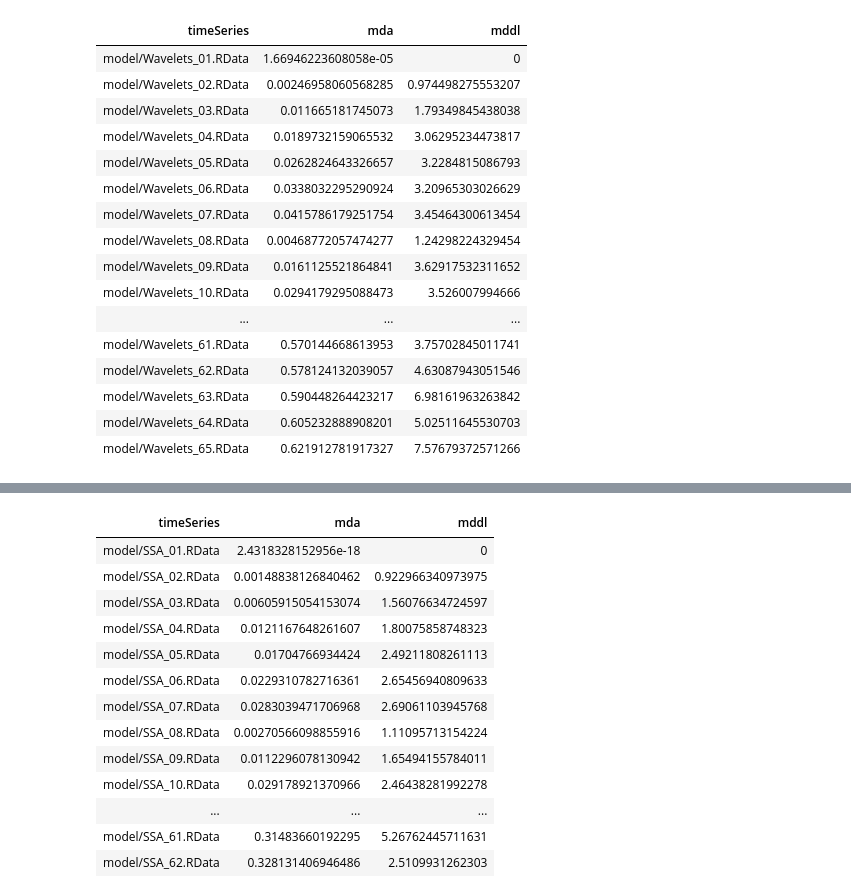
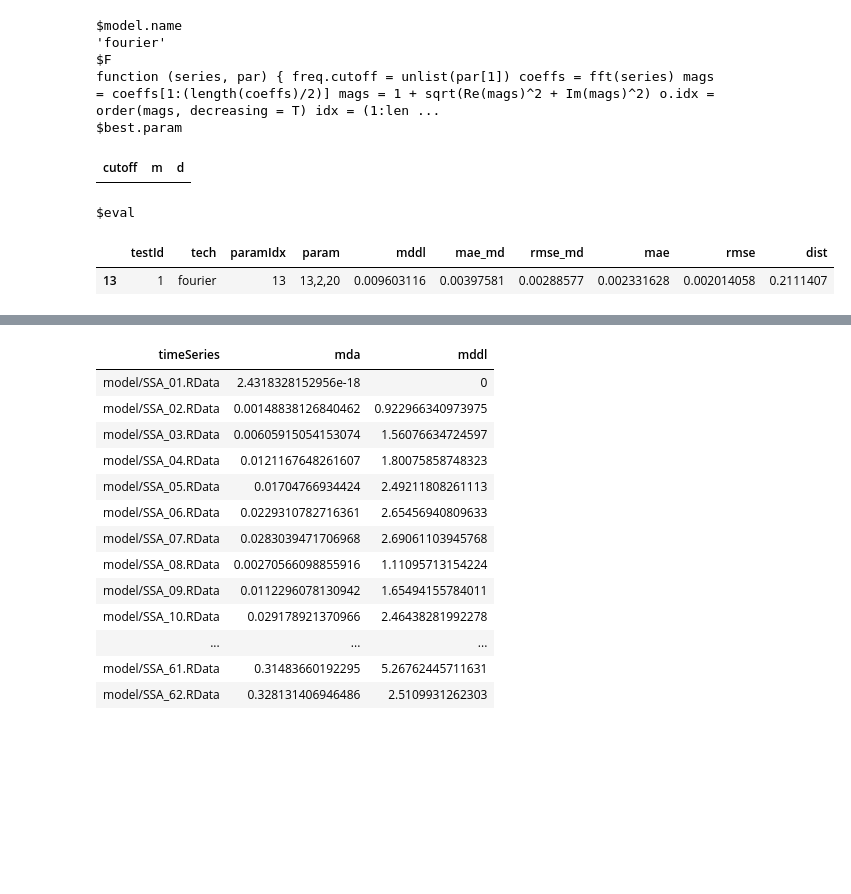
Before and after one commit to felipelageduarte/Doutorado, a Jupyter notebook: 3 - Results.ipynb, the cells around one changed output, grey strips where cells are left out. Saved outputs shown, nothing was run; the diff lists cells and outputs as text; code cells hidden in the pictures; blank space fills up the shorter version.

```diff
--- a/3 - Results.ipynb
+++ b/3 - Results.ipynb
@@ -43,28 +12,14 @@ testData
-# %%
-models = modelsLake[grepl("*Wavelets*", modelsLake)]
-testData = data.frame(matrix(nrow = length(models), ncol = 3, dimnames=list(c(), c('timeSeries', 'mda', 'mddl'))))
-for(i in 1:length(models)){
-    load(models[i])
-    testData[i,] = c(models[i], model$mda, model$mddl)
-}
-mda  = rbind(mda,  as.numeric(testData$mda))
-mddl = rbind(mddl, as.numeric(testData$mddl))
-testData
-# %% [output]
-| timeSeries | mda | mddl |
-| model/Wavelets_01.RData | 1.66946223608058e-05 | 0 |
-| model/Wavelets_02.RData | 0.00246958060568285 | 0.974498275553207 |
-| model/Wavelets_03.RData | 0.011665181745073 | 1.79349845438038 |
-| model/Wavelets_04.RData | 0.0189732159065532 | 3.06295234473817 |
-| model/Wavelets_05.RData | 0.0262824643326657 | 3.2284815086793 |
-| model/Wavelets_06.RData | 0.0338032295290924 | 3.20965303026629 |
-| model/Wavelets_07.RData | 0.0415786179251754 | 3.45464300613454 |
-| model/Wavelets_08.RData | 0.00468772057474277 | 1.24298224329454 |
-| model/Wavelets_09.RData | 0.0161125521864841 | 3.62917532311652 |
-| model/Wavelets_10.RData | 0.0294179295088473 | 3.526007994666 |
-| ... | ... | ... |
-| model/Wavelets_61.RData | 0.570144668613953 | 3.75702845011741 |
-| model/Wavelets_62.RData | 0.578124132039057 | 4.63087943051546 |
-| model/Wavelets_63.RData | 0.590448264423217 | 6.98161963263842 |
-| model/Wavelets_64.RData | 0.605232888908201 | 5.02511645530703 |
-| model/Wavelets_65.RData | 0.621912781917327 | 7.57679372571266 |
+# %%
+models = modelsLake[grepl("*fourier*", modelsLake)]
+load(models[1])
+model
+# %% [output]
+$model.name
+'fourier'
+$F
+function (series, par) { freq.cutoff = unlist(par[1]) coeffs = fft(series) mags = coeffs[1:(length(coeffs)/2)] mags = 1 + sqrt(Re(mags)^2 + Im(mags)^2) o.idx = order(mags, decreasing = T) idx = (1:len ...
+$best.param
+| cutoff | m | d |
+$eval
+|  | testId | tech | paramIdx | param | mddl | mae_md | rmse_md | mae | rmse | dist |
+| 13 | 1 | fourier | 13 | 13,2,20 | 0.009603116 | 0.00397581 | 0.00288577 | 0.002331628 | 0.002014058 | 0.2111407 |
```
Also changed, not shown: parts of 4 cells of this notebook, 2 other files.
